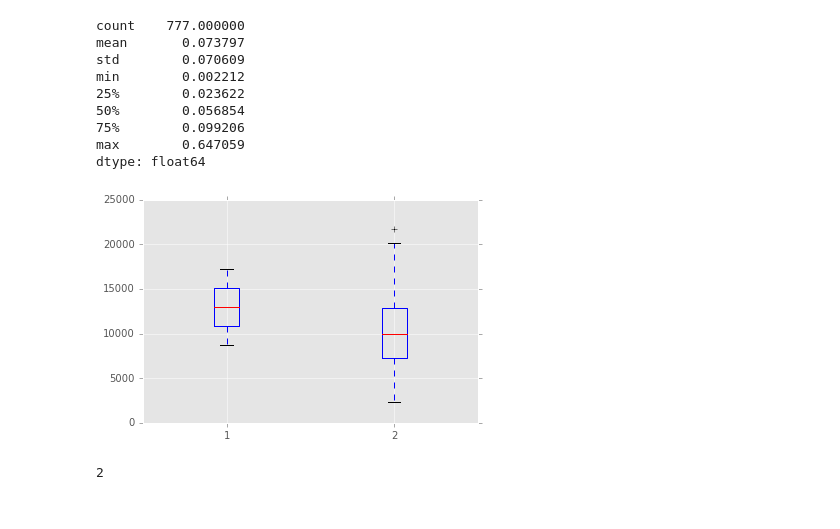
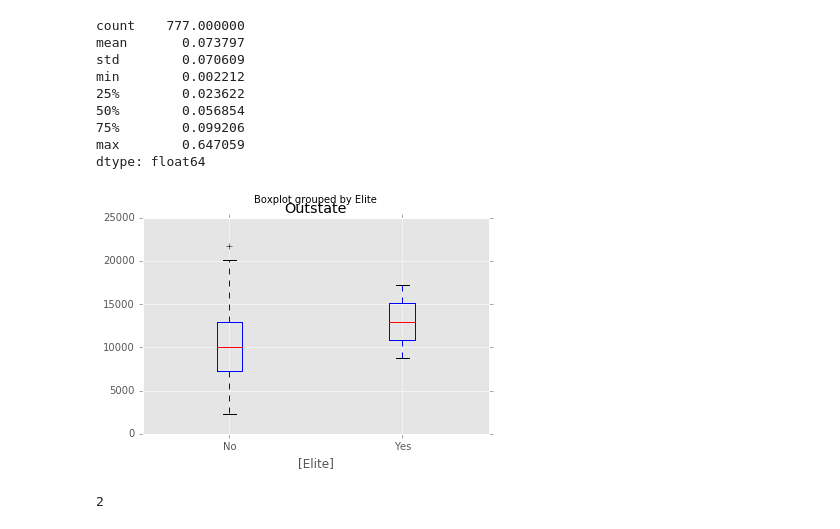
Before and after one commit to mervekovan/StatisticalLearningExercises, a Jupyter notebook: SL-ch2-eg8.ipynb, the cells around one changed output. Drawn from its saved outputs; the diff is of its cells as text; code cells hidden in the pictures.

```diff
--- a/SL-ch2-eg8.ipynb
+++ b/SL-ch2-eg8.ipynb
@@ -89,10 +164,10 @@ dtype: float64
 college['Elite'] = 'No'
 elite_mask = (college.Top10perc/college.Enroll > .5)
 college.loc[elite_mask, 'Elite'] = 'Yes'
-# %%
-plt.boxplot([college.loc[elite_mask, 'Outstate'], college.Outstate[~elite_mask]]);
-# %% [output]
-[figure, removed]
+# %%
+college[['Elite', 'Outstate']].boxplot(by='Elite');
+# %% [output]
+[figure, added]
 # %%
 elite_mask.sum()
 # %% [output]
```
Also changed, not shown: parts of 13 cells of this notebook.
